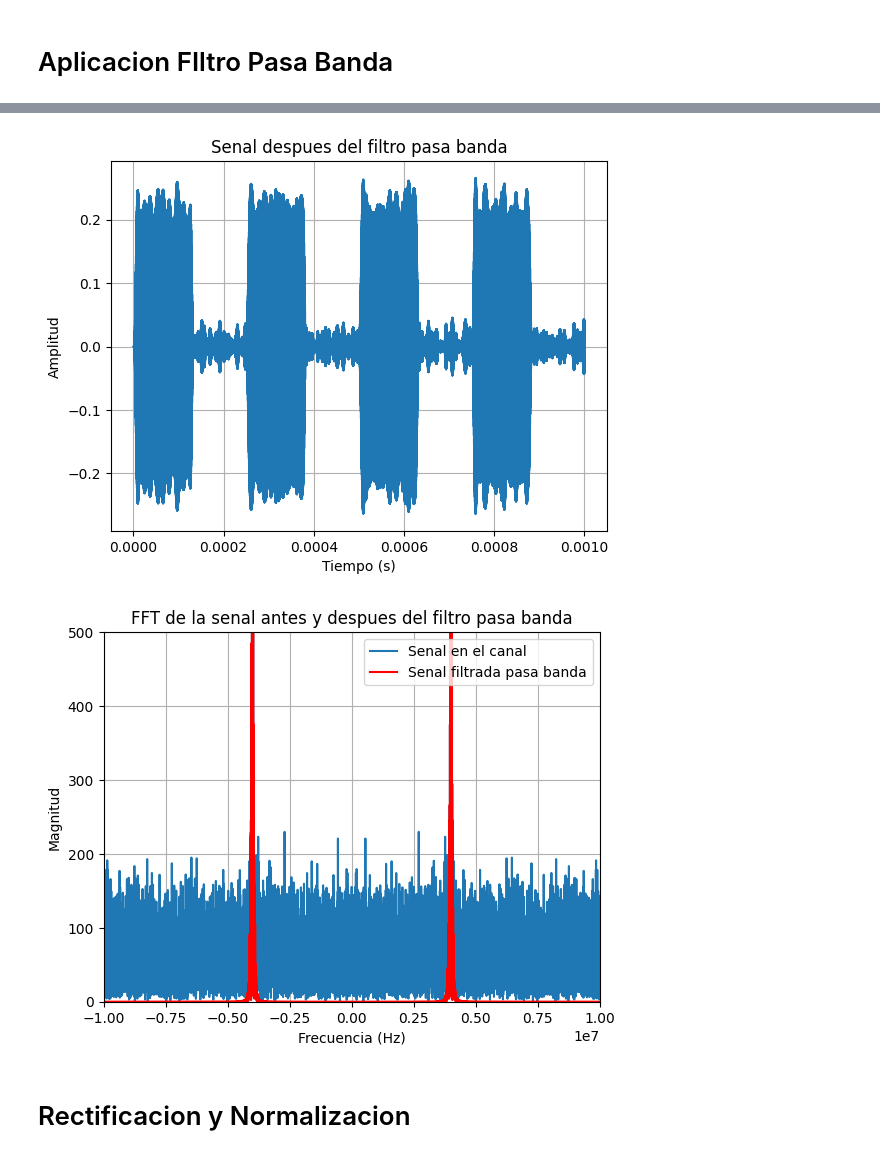
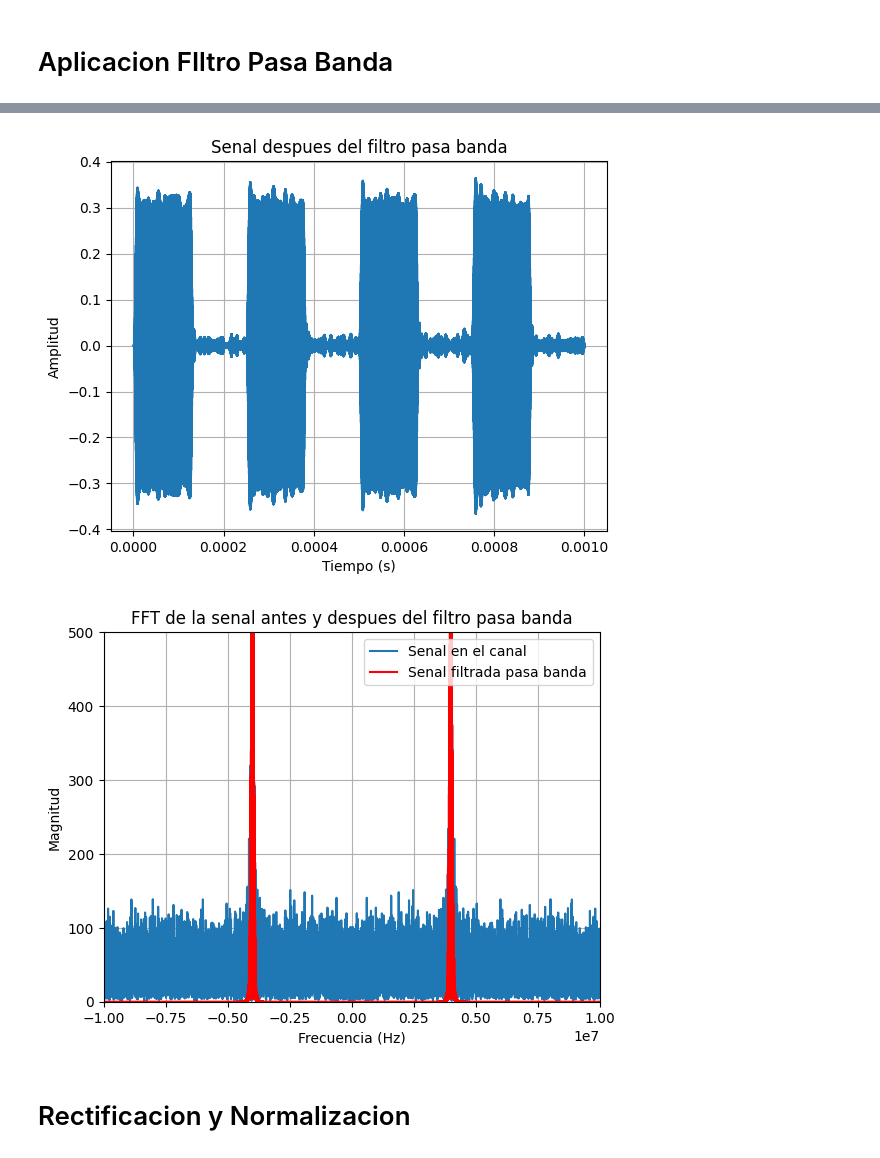
Before and after one commit to jbcgames/Laboratorio_1_Procesamiento, a Jupyter notebook: Proyecto_modulacion.ipynb, the cells around one changed output, grey strips where cells are left out. Drawn from its saved outputs; the diff is of its cells as text; code cells hidden in the pictures.

```diff
--- a/Proyecto_modulacion.ipynb
+++ b/Proyecto_modulacion.ipynb
@@ -196,6 +116,19 @@ def aplicar_filtro(x, b, a):
 def crear_canal(x, fs, fc, atenuacion_db, snr_db=20):
     # Filtro LTF
     b, a = filtro_LTF(fc, fs)
+    # Simular respuesta natural del filtro del canal
+    w, h = freqz(b, a, worN=100*32000)
+    plt.figure()
+    plt.plot((0.16*fs*numpy.pi*w/numpy.pi)/1e6, numpy.abs(h), 'b')
+    plt.plot(fc/1e6, 0.5*numpy.sqrt(2), 'ko')
+    plt.axvline(fc/1e6, color='k')
+    plt.xlim(0, 0.5*fs/1e6)
+    plt.title("Respuesta en frecuencia del filtro del canal")
+    plt.xlabel('Frecuencia [MHz]')
+    plt.ylabel('Ganancia')
+    plt.grid()
+    plt.show()
+
     x_filtrada = aplicar_filtro(x, b, a)
     # Atenuacion
     x_ruidos = agregar_ruido_gaussiano(x_filtrada, snr_db)  # SNR de 20 dB
@@ -235,9 +168,9 @@ def agregar_ruido_gaussiano(x, snr_db):
     plt.show()
     return x_ruidosa
 # Prueba de canal
-fc = 4e6
+fc = 10e6
 #aplicar el canal a la señal con codificacion unipolar
-x_canal = crear_canal(X_modulada, fs, fc, atenuacion_db= -10 , snr_db=-6)
+x_canal = crear_canal(X_modulada, fs, fc, atenuacion_db= -10 , snr_db=0)
 t_canal = t
 plt.figure()
 longitud=int(len(t)/50)
@@ -256,7 +190,7 @@ plt.show()
 # Aplicacion FIltro Pasa Banda
 # %%
 # Aplicacion FIltro Pasa Banda
-from scipy.signal import butter, lfilter, freqz
+
 def filtro_pasa_banda(lowcut, highcut, fs, order=5):
     nyquist = 0.5 * fs
     low = lowcut / nyquist
@@ -267,12 +201,12 @@ def filtro_pasa_banda(lowcut, highcut, fs, order=5):
 b, a = filtro_pasa_banda(3.9e6, 4.1e6, fs, order=4)
 w, h = freqz(b, a, worN=4000)
 plt.figure()
-plt.plot(0.5*fs*w/numpy.pi, numpy.abs(h), 'b')
-plt.plot([0, 0.5*fs], [numpy.sqrt(0.5), numpy.sqrt(0.5)], '--')
+plt.plot((0.5*fs*w/numpy.pi)/1e6, numpy.abs(h), 'b')
+plt.plot([0, 0.5*fs//1e6], [numpy.sqrt(0.5), numpy.sqrt(0.5)], '--')
 plt.title('Respuesta en frecuencia del filtro pasa banda')
-plt.xlabel('Frecuencia (Hz)')
+plt.xlabel('Frecuencia (MHz)')
 plt.ylabel('Ganancia')
-plt.xlim(3e6, 5e6)
+plt.xlim(3, 5)
 plt.grid()
 plt.show()
 # Aplicacion del filtro pasa banda a la senal en el canal
@@ -304,5 +238,5 @@ plt.show()
-[figure, old version]
+[figure, new version]
-[figure, old version]
+[figure, new version]
 # %% [markdown]
 # Rectificacion y Normalizacion
 # %%
```
Also changed, not shown: parts of 9 cells of this notebook.
